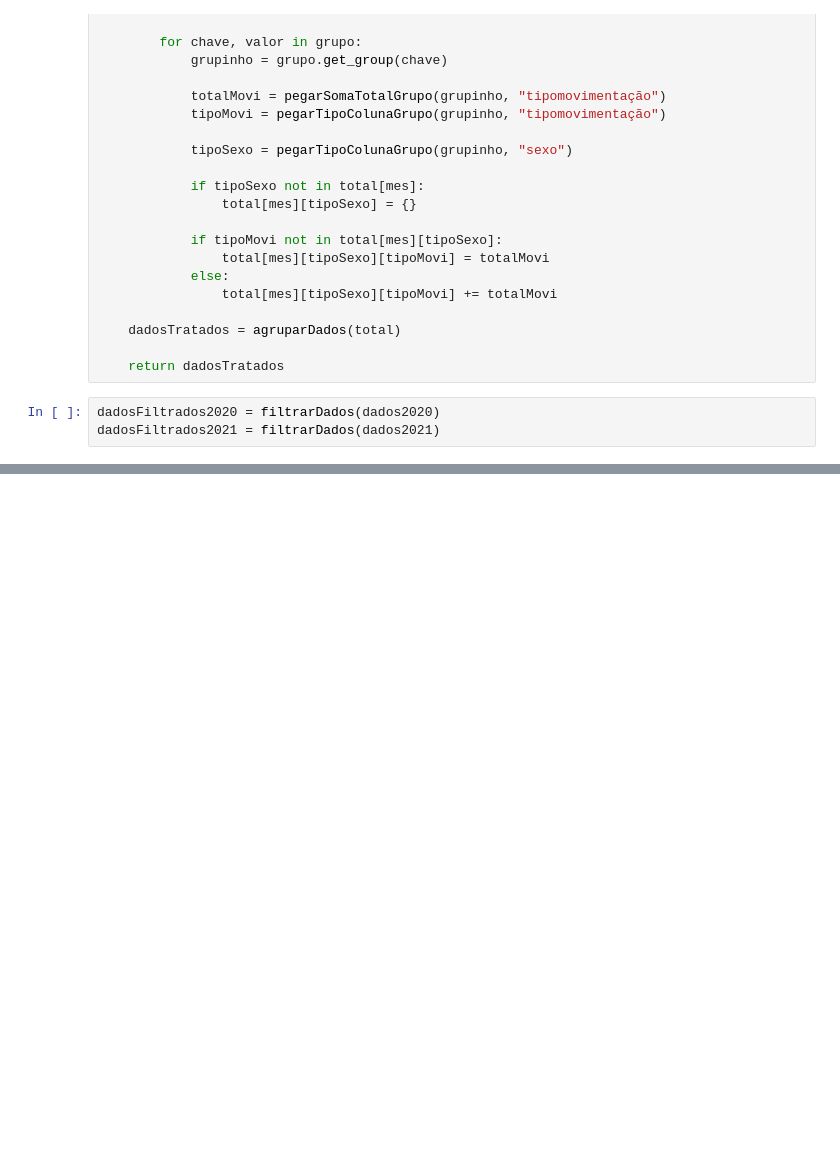
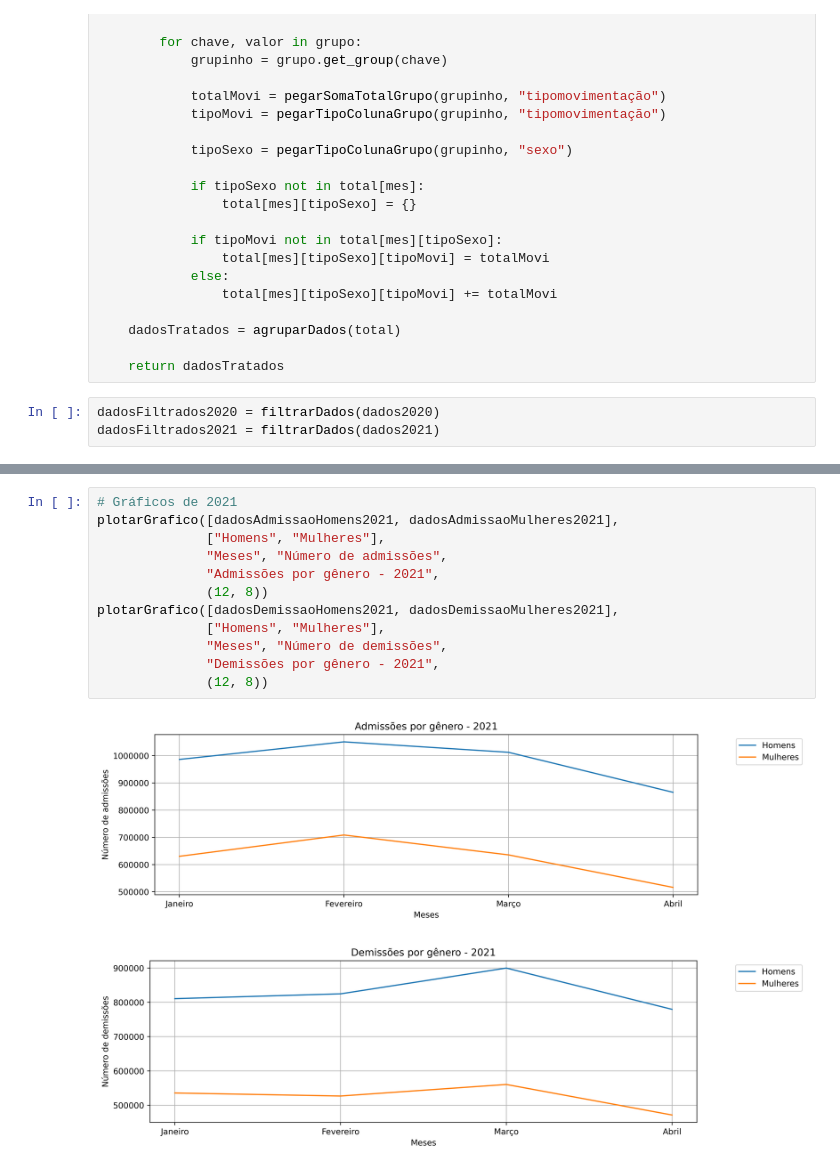
Before and after one commit to Syank/EstruturasDeDados-CAGED, a Jupyter notebook: src/User stories 3 - Admissões e demissões por gênero.ipynb, the cells around one changed output, grey strips where cells are left out. Cells and saved outputs as stored; diff of their text form; blank space fills up the shorter version.

```diff
--- a/src/User stories 3 - Admissões e demissões por gênero.ipynb
+++ b/src/User stories 3 - Admissões e demissões por gênero.ipynb
@@ -252,0 +235,15 @@ plotarGrafico([dadosDemissaoHomens2021, dadosDemissaoMulheres2021], ["Homens", "
+# %%
+# Gráficos de 2021
+plotarGrafico([dadosAdmissaoHomens2021, dadosAdmissaoMulheres2021],
+              ["Homens", "Mulheres"],
+              "Meses", "Número de admissões",
+              "Admissões por gênero - 2021",
+              (12, 8))
+plotarGrafico([dadosDemissaoHomens2021, dadosDemissaoMulheres2021],
+              ["Homens", "Mulheres"],
+              "Meses", "Número de demissões",
+              "Demissões por gênero - 2021",
+              (12, 8))
+# %% [output]
+[figure, added]
+[figure, added]
```
Also changed, not shown: parts of 12 cells of this notebook.
